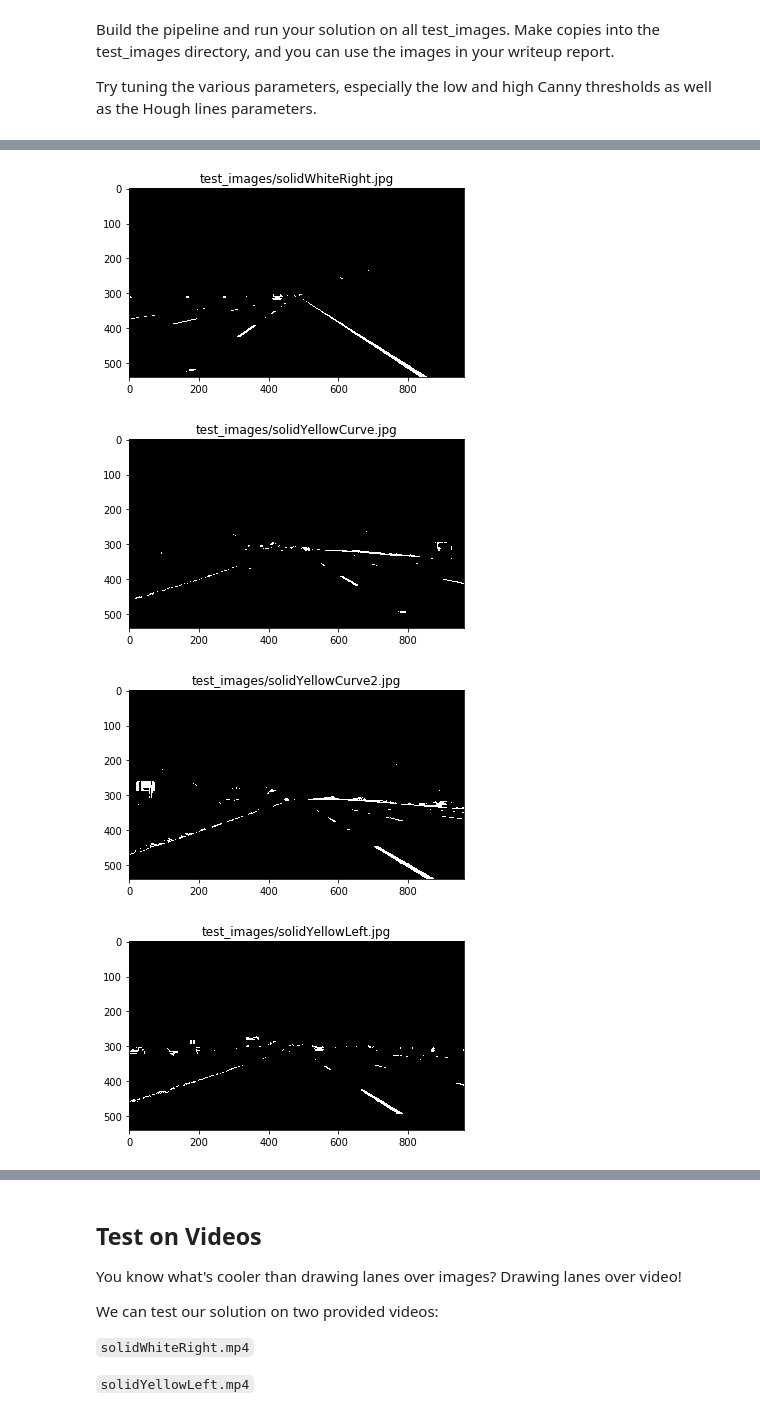
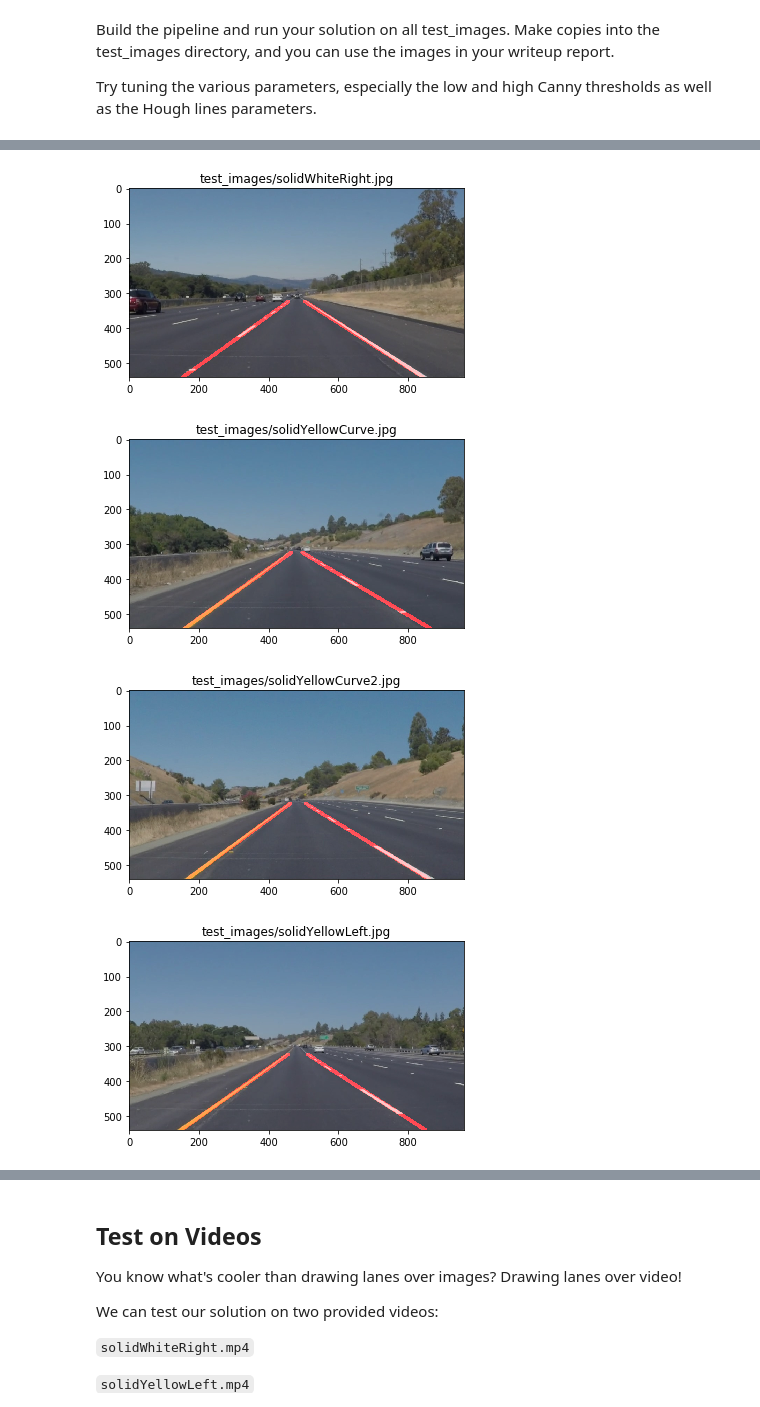
Before and after one commit to horagong/CarND-LaneLines-P1, a Jupyter notebook: P1.ipynb, the cells around one changed output, grey strips where cells are left out. Cells and saved outputs as stored; diff of their text form; code cells hidden in the pictures.

```diff
--- a/P1.ipynb
+++ b/P1.ipynb
@@ -254,7 +254,7 @@ def draw_lane(image):
     yellow_img = cv2.inRange(hsv, (100-10,100,100), (100+10, 255, 255))
 
     white_img = cv2.inRange(hsv, (0, 0, 179-15), (180, 0+15, 255))
-    return white_img
+
     gray_img = cv2.bitwise_or(yellow_img, white_img)
 
     gray_blur_img = gaussian_blur(gray_img, kernel_size=5)
@@ -294,4 +294,4 @@ for image in images:
-[figure, old version]
+[figure, new version]
-[figure, old version]
+[figure, new version]
-[figure, old version]
+[figure, new version]
-[figure, old version]
+[figure, new version]
```
Also changed, not shown: parts of 4 cells of this notebook, 6 other files.
